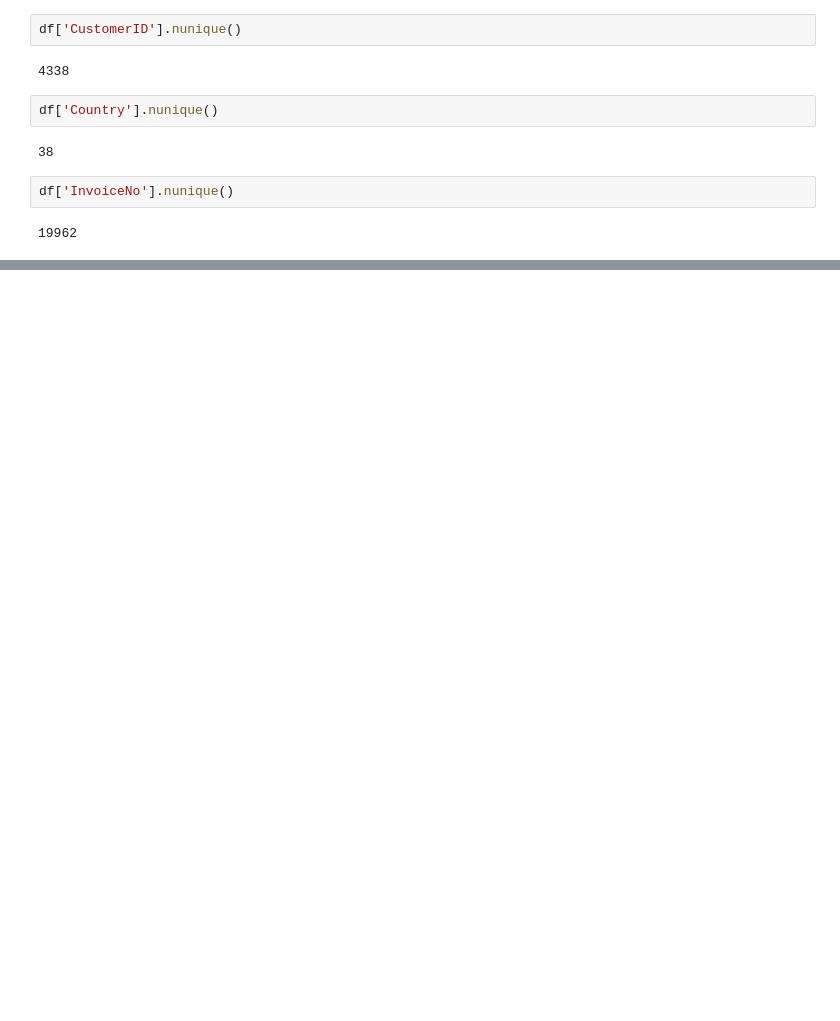
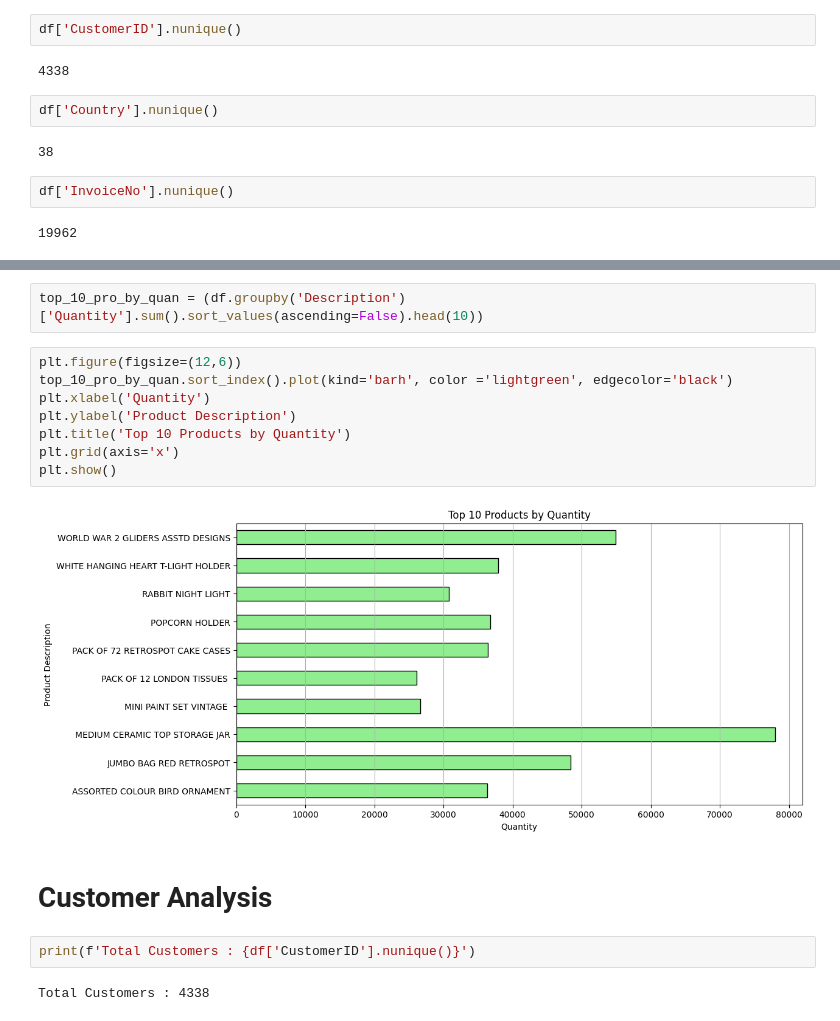
Before and after one commit to faisaltechai/Retail-Pulse, a Jupyter notebook: notebooks/03_eda.ipynb, the cells around one changed output, grey strips where cells are left out. Saved outputs shown, nothing was run; the diff lists cells and outputs as text; blank space fills up the shorter version.

```diff
--- a/notebooks/03_eda.ipynb
+++ b/notebooks/03_eda.ipynb
@@ -98,0 +252,18 @@ df['InvoiceNo'].nunique()
+# %%
+top_10_pro_by_quan = (df.groupby('Description')['Quantity'].sum().sort_values(ascending=False).head(10))
+# %%
+plt.figure(figsize=(12,6))
+top_10_pro_by_quan.sort_index().plot(kind='barh', color ='lightgreen', edgecolor='black')
+plt.xlabel('Quantity')
+plt.ylabel('Product Description')
+plt.title('Top 10 Products by Quantity')
+plt.grid(axis='x')
+plt.show()
+# %% [output]
+[figure, added]
+# %% [markdown]
+# Customer Analysis
+# %%
+print(f'Total Customers : {df['CustomerID'].nunique()}')
+# %% [output]
+Total Customers : 4338
```
Also changed, not shown: parts of 38 cells of this notebook, 2 other files.
